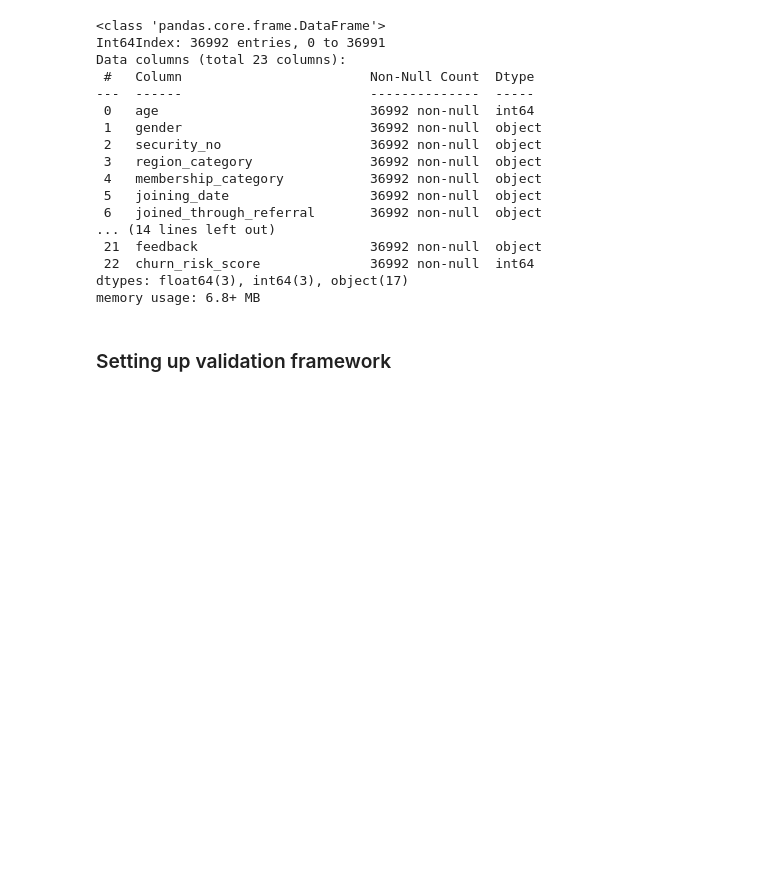
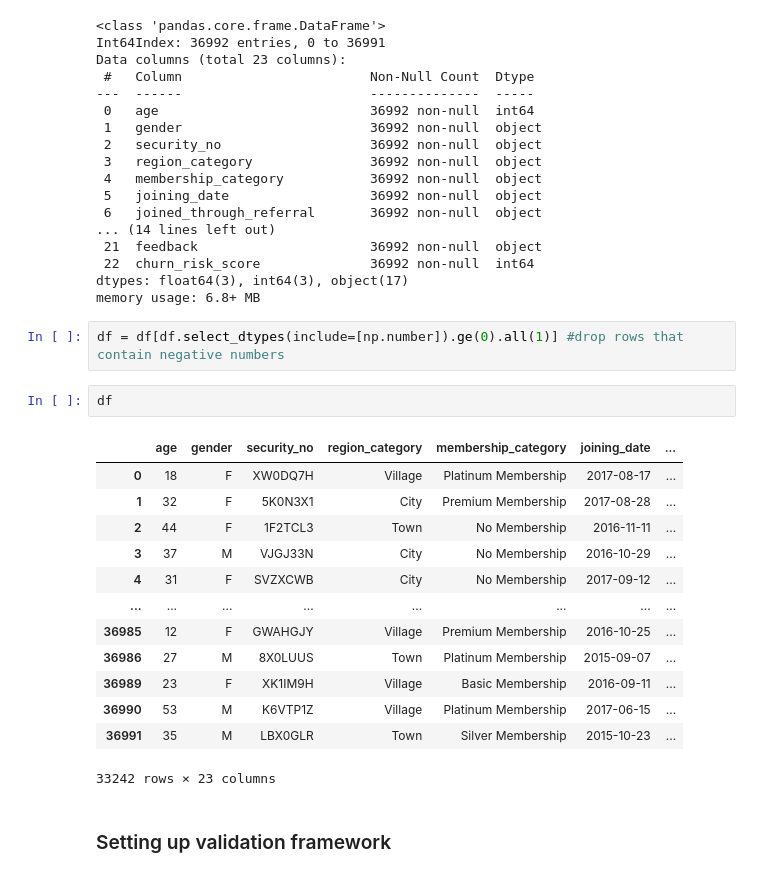
Before and after one commit to michaelbabajide/churn_prediction, a Jupyter notebook: Notebook.ipynb, the cells around one changed output. Saved outputs shown, nothing was run; the diff lists cells and outputs as text; blank space fills up the shorter version.

```diff
--- a/Notebook.ipynb
+++ b/Notebook.ipynb
@@ -205,6 +205,24 @@ Data columns (total 23 columns):
  22  churn_risk_score              36992 non-null  int64
 dtypes: float64(3), int64(3), object(17)
 memory usage: 6.8+ MB
+# %%
+df = df[df.select_dtypes(include=[np.number]).ge(0).all(1)] #drop rows that contain negative numbers
+# %%
+df
+# %% [output]
+|  | age | gender | security_no | region_category | membership_category | joining_date | ... |
+| 0 | 18 | F | XW0DQ7H | Village | Platinum Membership | 2017-08-17 | ... |
+| 1 | 32 | F | 5K0N3X1 | City | Premium Membership | 2017-08-28 | ... |
+| 2 | 44 | F | 1F2TCL3 | Town | No Membership | 2016-11-11 | ... |
+| 3 | 37 | M | VJGJ33N | City | No Membership | 2016-10-29 | ... |
+| 4 | 31 | F | SVZXCWB | City | No Membership | 2017-09-12 | ... |
+| ... | ... | ... | ... | ... | ... | ... | ... |
+| 36985 | 12 | F | GWAHGJY | Village | Premium Membership | 2016-10-25 | ... |
+| 36986 | 27 | M | 8X0LUUS | Town | Platinum Membership | 2015-09-07 | ... |
+| 36989 | 23 | F | XK1IM9H | Village | Basic Membership | 2016-09-11 | ... |
+| 36990 | 53 | M | K6VTP1Z | Village | Platinum Membership | 2017-06-15 | ... |
+| 36991 | 35 | M | LBX0GLR | Town | Silver Membership | 2015-10-23 | ... |
+33242 rows × 23 columns
 # %% [markdown]
 ### Setting up validation framework
 # %%
```
Also changed, not shown: parts of 35 cells of this notebook.
